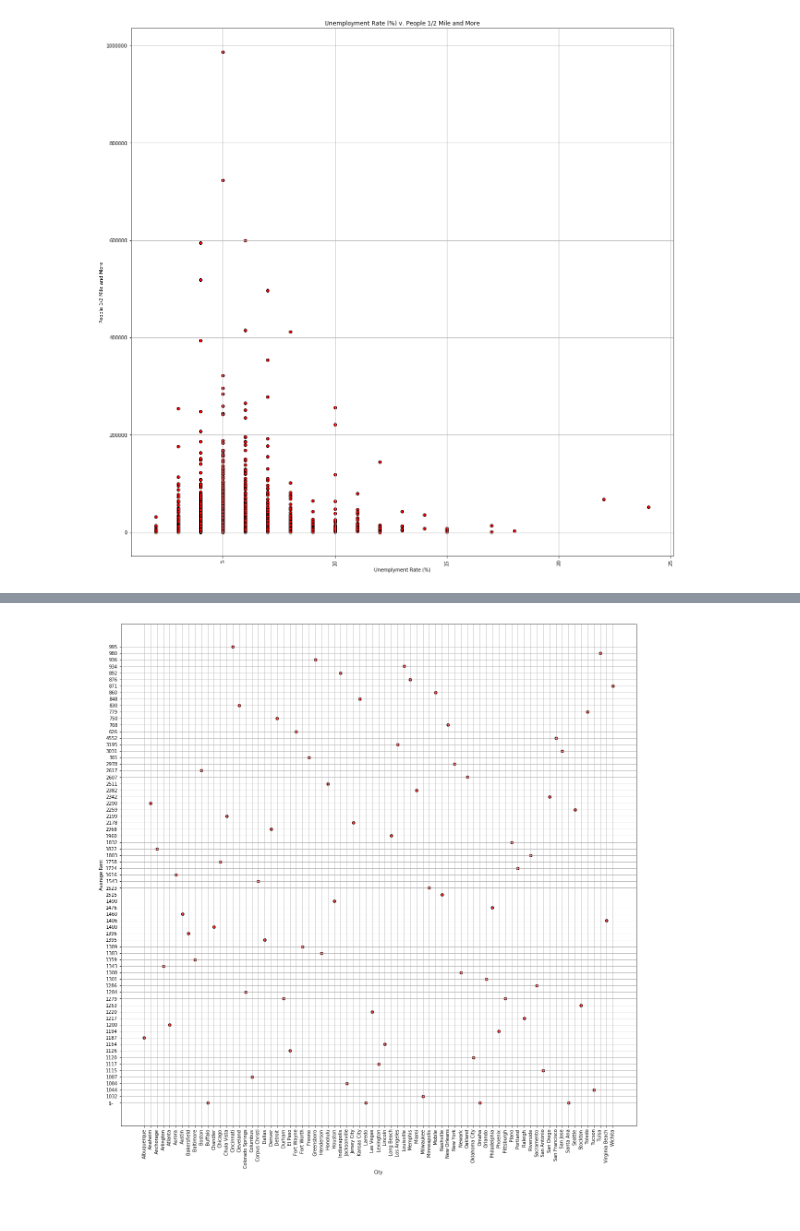
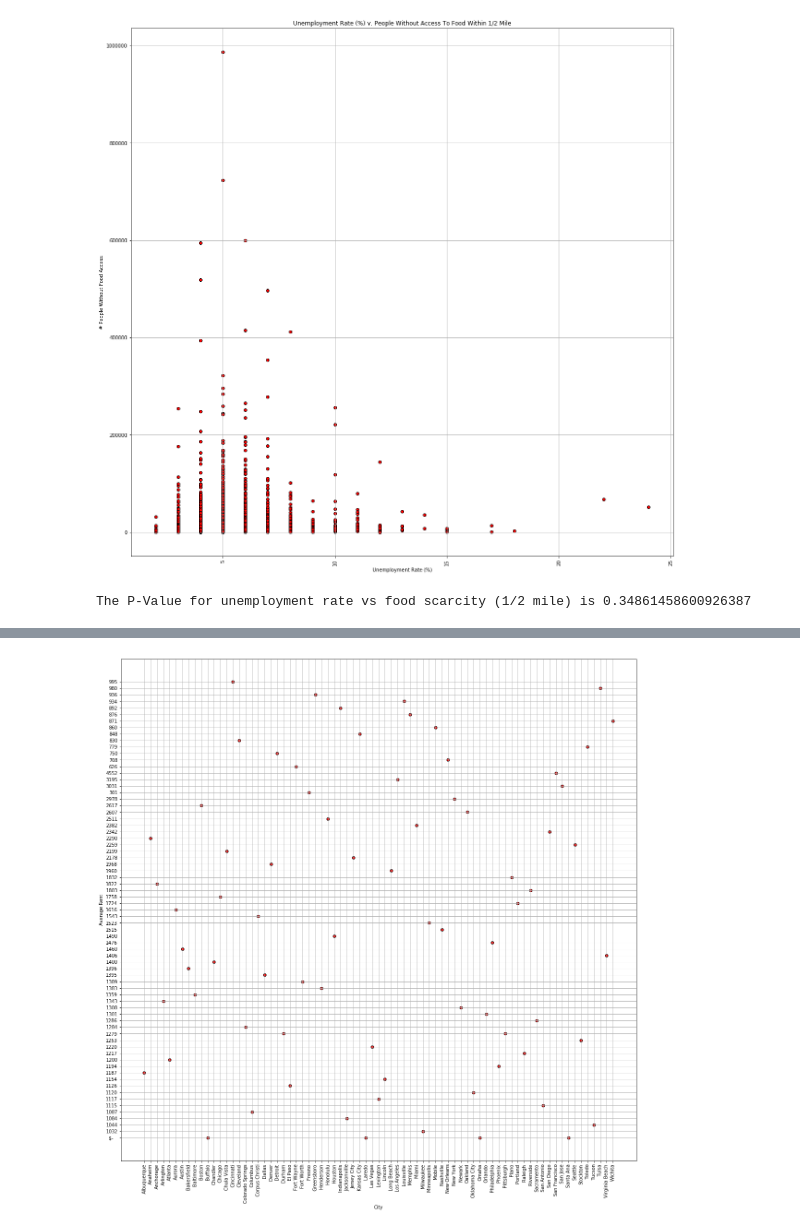
Before and after one commit to chrisholyoake/SealTeamFour, a Jupyter notebook: charting.ipynb, the cells around one changed output, grey strips where cells are left out. Cells and saved outputs as stored; diff of their text form; code cells hidden in the pictures.

```diff
--- a/charting.ipynb
+++ b/charting.ipynb
@@ -20,21 +20,27 @@ county_data.head()
 # %%
 # rate of unemployment vs food scarcity 1/2 mile (county)
 plt.figure(figsize=(20, 20))
 plt.scatter(county_data["Rate of Unemployment"], county_data["People 1/2 Mile and More"],
             marker="o", facecolors="red", edgecolors="black")
 
 # Create a title, x label, and y label for our chart
-plt.title("Unemployment Rate (%) v. People 1/2 Mile and More")
-plt.ylabel("People 1/2 Mile and More")
-plt.xlabel("Unemplyment Rate (%)")
+plt.title("Unemployment Rate (%) v. People Without Access To Food Within 1/2 Mile")
+plt.ylabel("# People Without Food Access")
+plt.xlabel("Unemployment Rate (%)")
 plt.xticks(rotation=90)
 
 #plt.xlim(-80, 100)
 #plt.ylim(-100, 150)
 plt.grid()
 
 # # Save the image of the chart and print to screen
-plt.savefig('CuontyPopUnmpRate.png')
+plt.savefig('unemploymentVsFoodScarcityHalfMile.png')
 plt.show()
 # %% [output]
-[figure, old version]
+[figure, new version]
+# %%
+# RSQUARED for rate of unemployment vs food scarcity 1/2 mile (county)
+gradient, intercept, r_value, p_value, std_err = stats.linregress(county_data["People 1/2 Mile and More"],county_data["Rate of Unemployment"])
+print(f'The P-Value for unemployment rate vs food scarcity (1/2 mile) is ' + str(p_value))
+# %% [output]
+The P-Value for unemployment rate vs food scarcity (1/2 mile) is 0.34861458600926387
```
Also changed, not shown: parts of 15 cells of this notebook, 4 other files.
